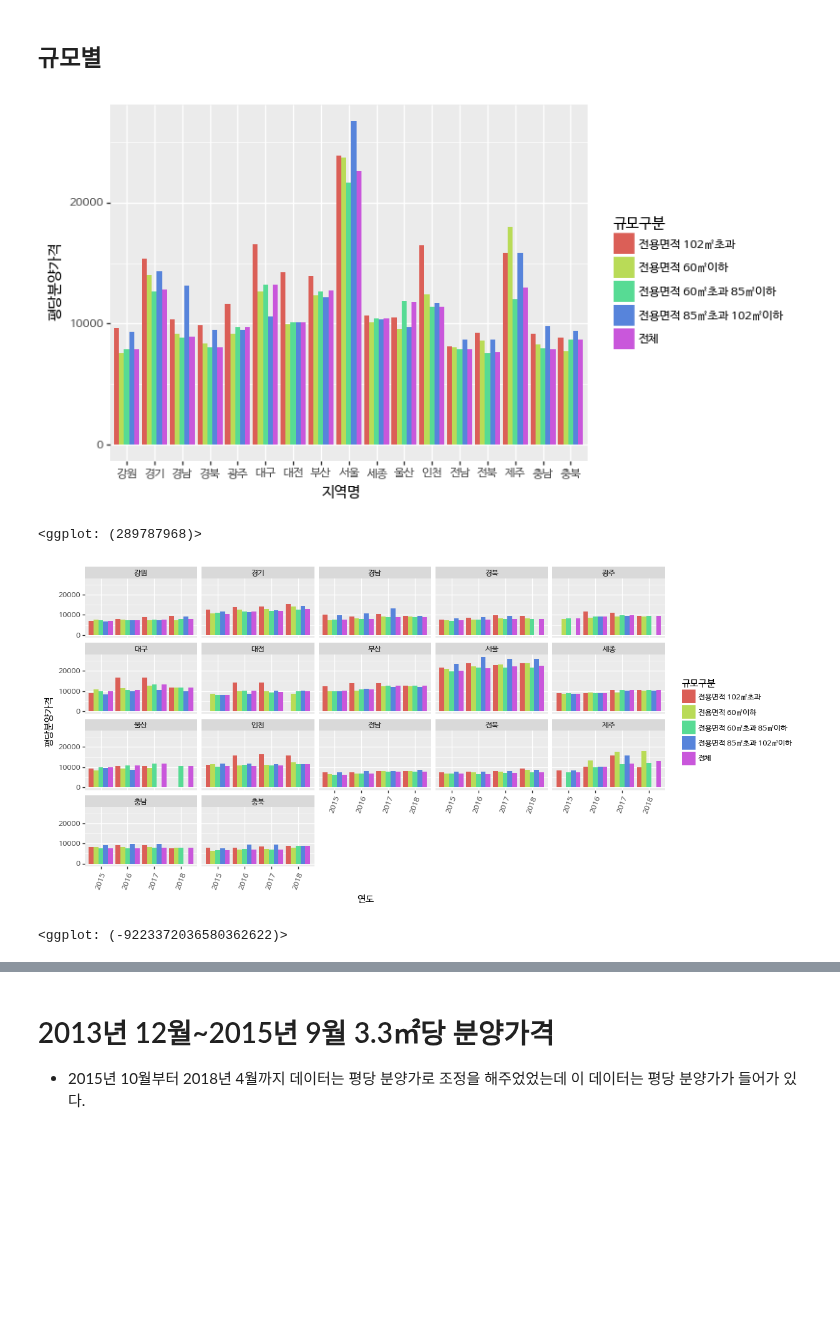
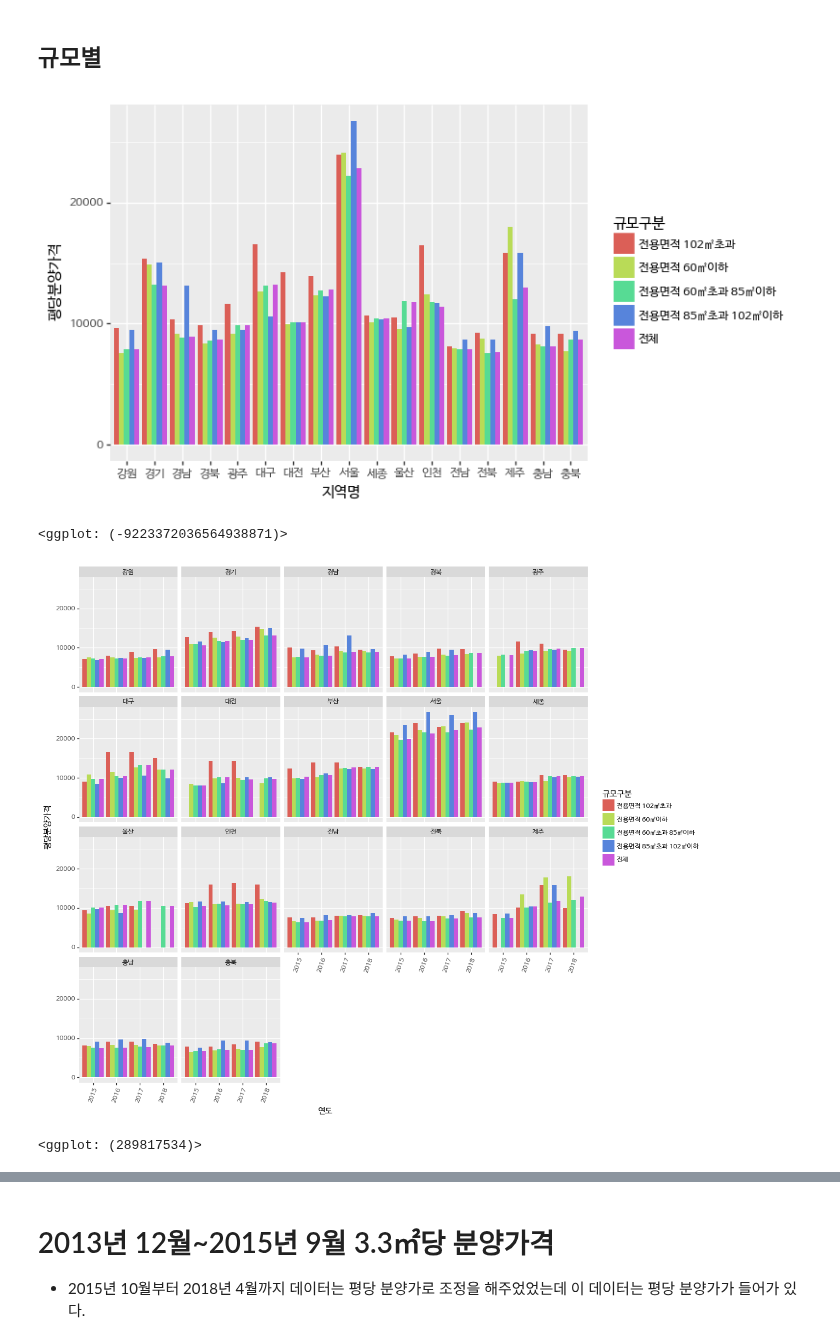
Before and after one commit to corazzon/OpenDataWrangling, a Jupyter notebook: apt_presale_price.ipynb, the cells around one changed output, grey strips where cells are left out. Cells and saved outputs as stored; diff of their text form; code cells hidden in the pictures; blank space fills up the shorter version.

Commit message:
2013-2018 신규 민간 아파트 분양가격 동향

```diff
--- a/apt_presale_price.ipynb
+++ b/apt_presale_price.ipynb
@@ -23,4 +30,4 @@ from plotnine import *
 # %%
-pre_sale = pd.read_csv('data/apt_price/지역별_규모별_㎡당_평균_분양가격_천원__18.4월.csv', encoding='euc-kr')
+pre_sale = pd.read_csv('data/apt_price/전국_평균_분양가격_2018.6월_.csv', encoding='euc-kr')
 pre_sale.shape
 # %% [output]
@@ -232,19 +244,19 @@ pre_sale.pivot_table('평당분양가격', '규모구분', '지역명')
  + theme(text=element_text(family='NanumBarunGothic'))
 )
 # %% [output]
-[figure, old version]
+[figure, new version]
-<ggplot: (289787968)>
+<ggplot: (-9223372036564938871)>
 # %%
 # 위에 그린 그래프를 지역별로 나눠 봅니다.
 (ggplot(pre_sale)
  + aes(x='연도', y='평당분양가격', fill='규모구분')
  + geom_bar(stat='identity', position='dodge')
  + facet_wrap('지역명')
  + theme(text=element_text(family='NanumBarunGothic'),
          axis_text_x=element_text(rotation=70),
-         figure_size=(12, 6))
+         figure_size=(12, 12))
 )
 # %% [output]
-[figure, old version]
+[figure, new version]
-<ggplot: (-9223372036580362622)>
+<ggplot: (289817534)>
 # %%
```
Also changed, not shown: parts of 42 cells of this notebook.
